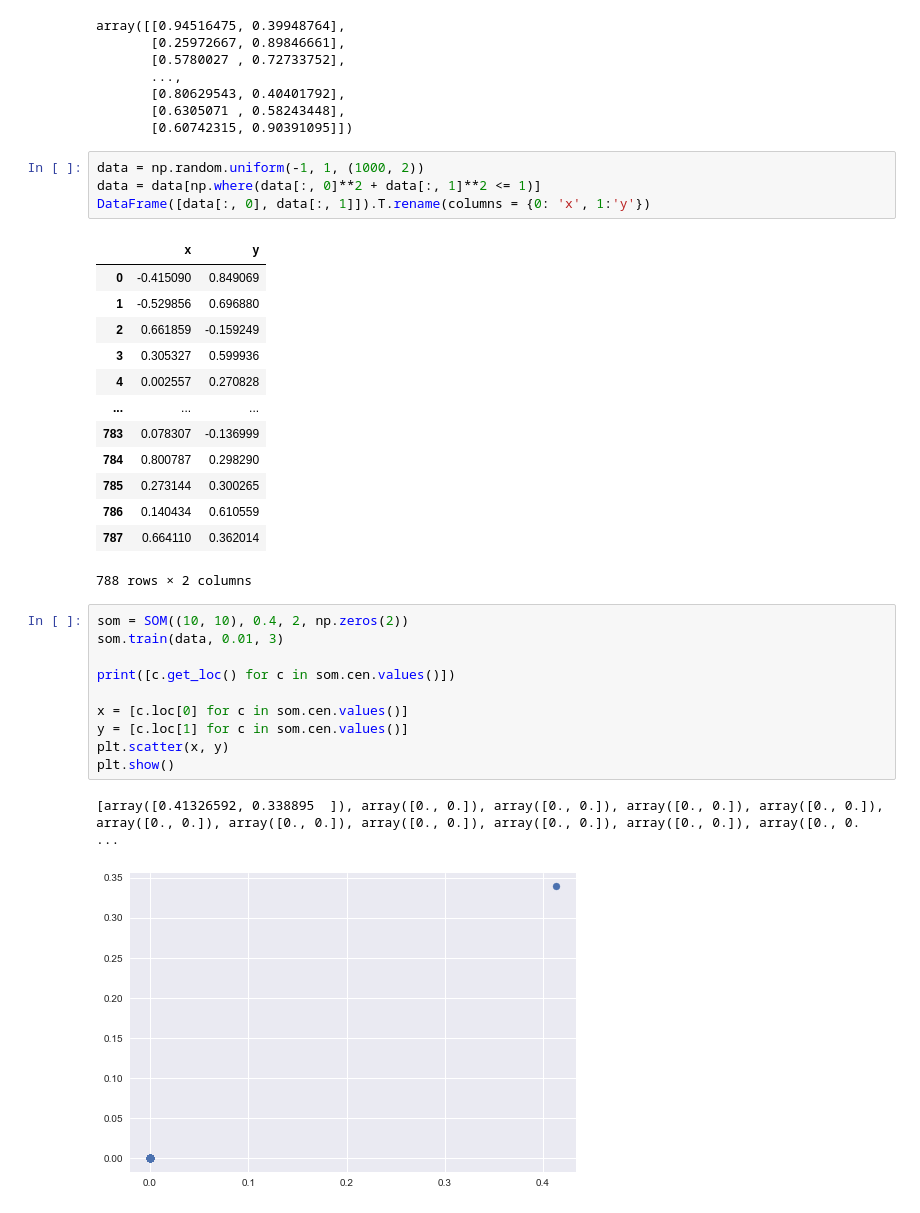
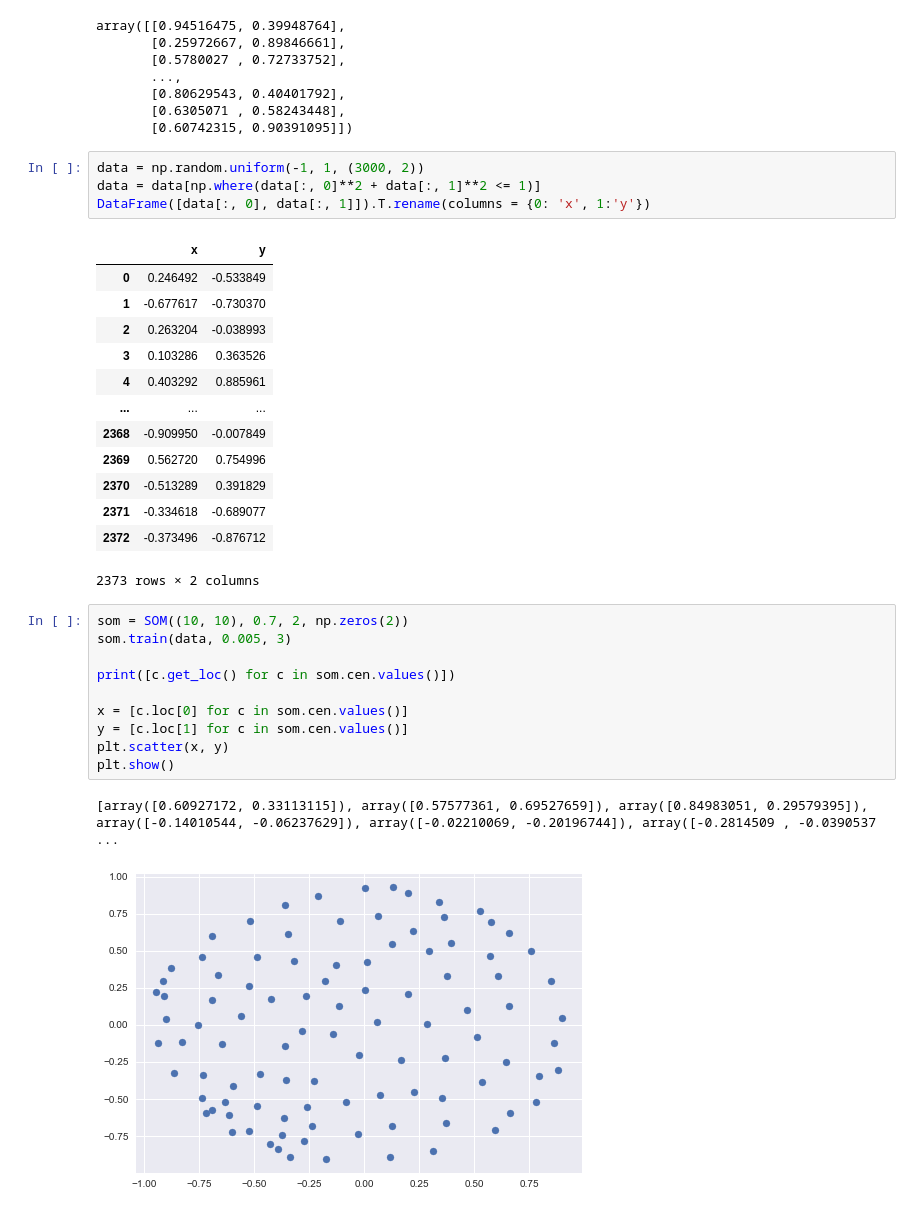
Before and after one commit to Israel0545488592/NeuralComputing2, a Jupyter notebook: Main_program .ipynb, the cells around one changed output. Saved outputs shown, nothing was run; the diff lists cells and outputs as text.

```diff
--- a/Main_program .ipynb
+++ b/Main_program .ipynb
@@ -39,33 +39,33 @@ array([[0.94516475, 0.39948764],
        [0.6305071 , 0.58243448],
        [0.60742315, 0.90391095]])
 # %%
-data = np.random.uniform(-1, 1, (1000, 2))
+data = np.random.uniform(-1, 1, (3000, 2))
 data = data[np.where(data[:, 0]**2 + data[:, 1]**2 <= 1)]
 DataFrame([data[:, 0], data[:, 1]]).T.rename(columns = {0: 'x', 1:'y'})
 # %% [output]
 |  | x | y |
-| 0 | -0.415090 | 0.849069 |
-| 1 | -0.529856 | 0.696880 |
-| 2 | 0.661859 | -0.159249 |
-| 3 | 0.305327 | 0.599936 |
-| 4 | 0.002557 | 0.270828 |
+| 0 | 0.246492 | -0.533849 |
+| 1 | -0.677617 | -0.730370 |
+| 2 | 0.263204 | -0.038993 |
+| 3 | 0.103286 | 0.363526 |
+| 4 | 0.403292 | 0.885961 |
 | ... | ... | ... |
-| 783 | 0.078307 | -0.136999 |
-| 784 | 0.800787 | 0.298290 |
-| 785 | 0.273144 | 0.300265 |
-| 786 | 0.140434 | 0.610559 |
-| 787 | 0.664110 | 0.362014 |
+| 2368 | -0.909950 | -0.007849 |
+| 2369 | 0.562720 | 0.754996 |
+| 2370 | -0.513289 | 0.391829 |
+| 2371 | -0.334618 | -0.689077 |
+| 2372 | -0.373496 | -0.876712 |
-788 rows × 2 columns
+2373 rows × 2 columns
 # %%
-som = SOM((10, 10), 0.4, 2, np.zeros(2))
-som.train(data, 0.01, 3)
+som = SOM((10, 10), 0.7, 2, np.zeros(2))
+som.train(data, 0.005, 3)
 
 print([c.get_loc() for c in som.cen.values()])
 
 x = [c.loc[0] for c in som.cen.values()]
 y = [c.loc[1] for c in som.cen.values()]
 plt.scatter(x, y)
 plt.show()
 # %% [output]
-[array([0.41326592, 0.338895  ]), array([0., 0.]), array([0., 0.]), array([0., 0.]), array([0., 0.]), array([0., 0.]), array([0., 0.]), array([0., 0.]), array([0., 0.]), array([0., 0.]), array([0., 0. ...
+[array([0.60927172, 0.33113115]), array([0.57577361, 0.69527659]), array([0.84983051, 0.29579395]), array([-0.14010544, -0.06237629]), array([-0.02210069, -0.20196744]), array([-0.2814509 , -0.0390537 ...
-[figure, old version]
+[figure, new version]
```
Also changed, not shown: 1 other file.
